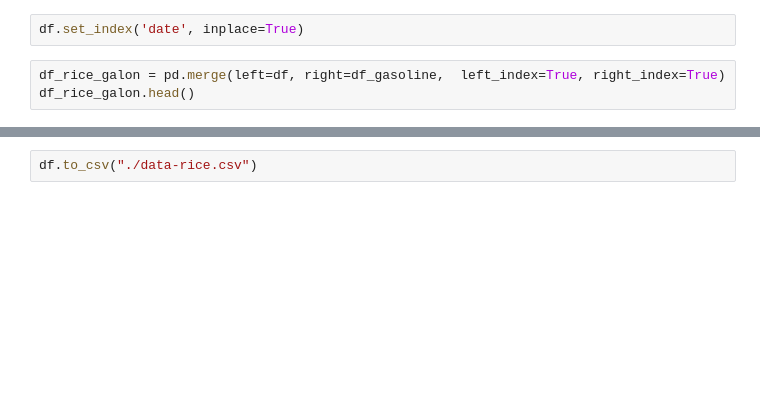
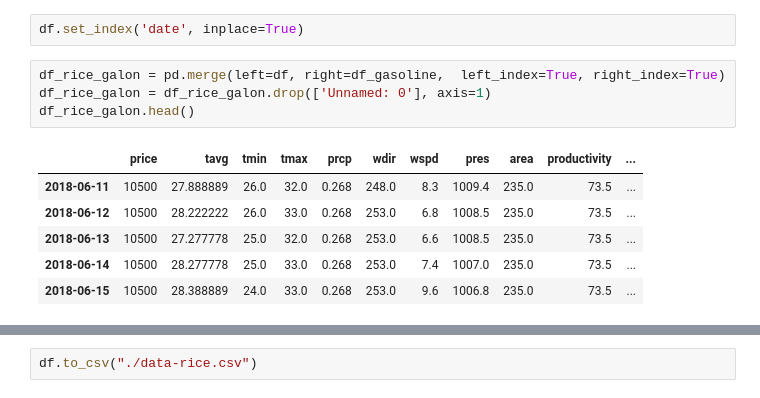
Before and after one commit to thuongh2/FinalProject, a Jupyter notebook: NangSuatLua.ipynb, the cells around one changed output, grey strips where cells are left out. Cells and saved outputs as stored; diff of their text form; blank space fills up the shorter version.

```diff
--- a/NangSuatLua.ipynb
+++ b/NangSuatLua.ipynb
@@ -137,6 +280,14 @@ df_gasoline.head(10)
 df.set_index('date', inplace=True)
 # %%
 df_rice_galon = pd.merge(left=df, right=df_gasoline,  left_index=True, right_index=True)
+df_rice_galon = df_rice_galon.drop(['Unnamed: 0'], axis=1)
 df_rice_galon.head()
+# %% [output]
+|  | price | tavg | tmin | tmax | prcp | wdir | wspd | pres | area | productivity | ... |
+| 2018-06-11 | 10500 | 27.888889 | 26.0 | 32.0 | 0.268 | 248.0 | 8.3 | 1009.4 | 235.0 | 73.5 | ... |
+| 2018-06-12 | 10500 | 28.222222 | 26.0 | 33.0 | 0.268 | 253.0 | 6.8 | 1008.5 | 235.0 | 73.5 | ... |
+| 2018-06-13 | 10500 | 27.277778 | 25.0 | 32.0 | 0.268 | 253.0 | 6.6 | 1008.5 | 235.0 | 73.5 | ... |
+| 2018-06-14 | 10500 | 28.277778 | 25.0 | 33.0 | 0.268 | 253.0 | 7.4 | 1007.0 | 235.0 | 73.5 | ... |
+| 2018-06-15 | 10500 | 28.388889 | 24.0 | 33.0 | 0.268 | 253.0 | 9.6 | 1006.8 | 235.0 | 73.5 | ... |
 # %%
 df_rice_galon.info()
```
Also changed, not shown: parts of 48 cells of this notebook.
